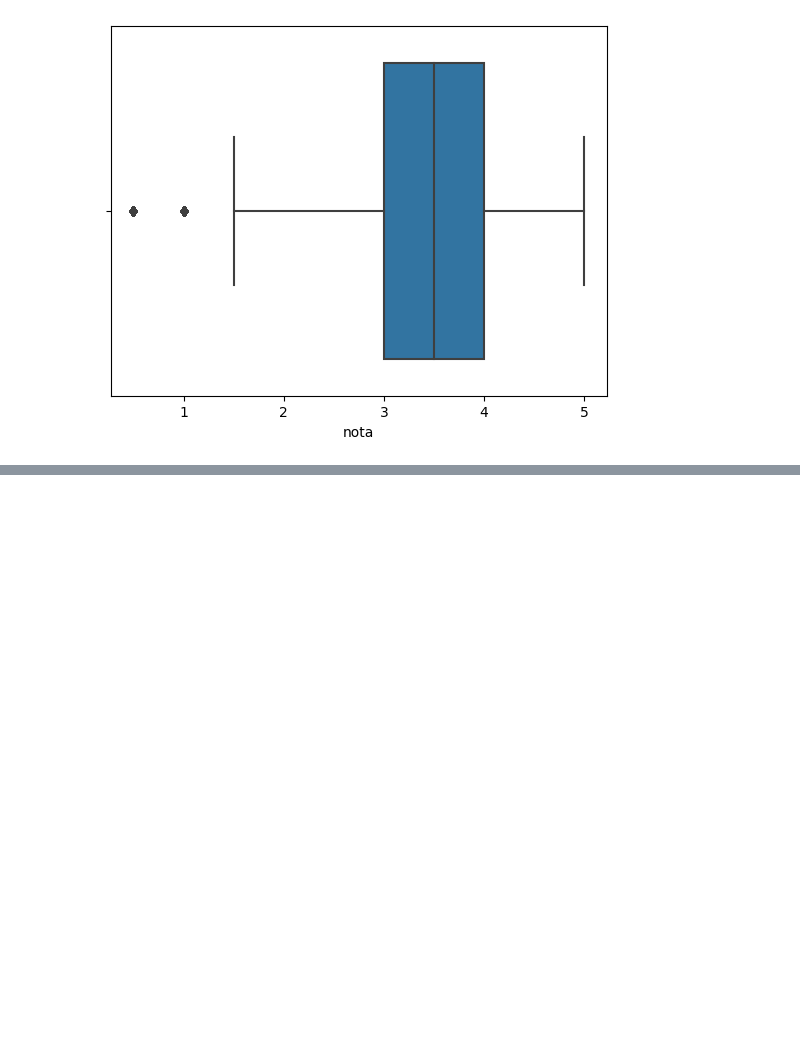
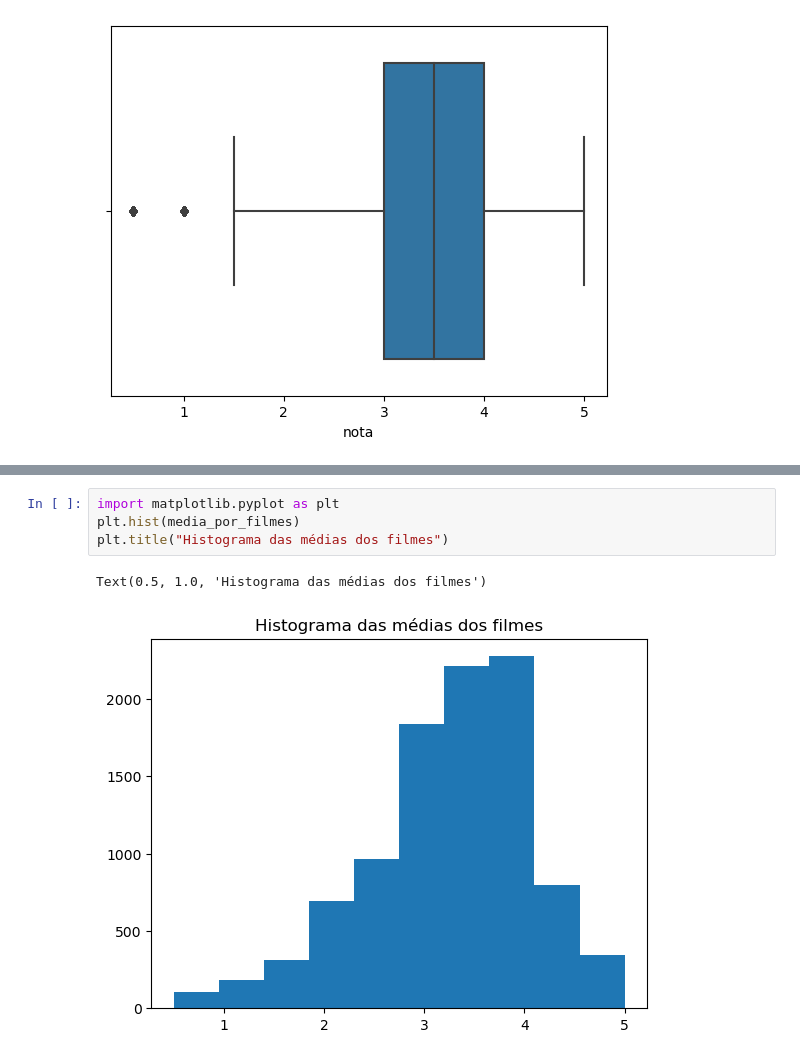
Before and after one commit to DiegoRodrigues007/Data-Science, a Jupyter notebook: teste.ipynb, the cells around one changed output, grey strips where cells are left out. Cells and saved outputs as stored; diff of their text form; blank space fills up the shorter version.

```diff
--- a/teste.ipynb
+++ b/teste.ipynb
@@ -69,0 +178,7 @@ sns.boxplot(notas.nota)
+# %%
+import matplotlib.pyplot as plt
+plt.hist(media_por_filmes)
+plt.title("Histograma das médias dos filmes")
+# %% [output]
+Text(0.5, 1.0, 'Histograma das médias dos filmes')
+[figure, added]
```
Also changed, not shown: parts of 17 cells of this notebook.
